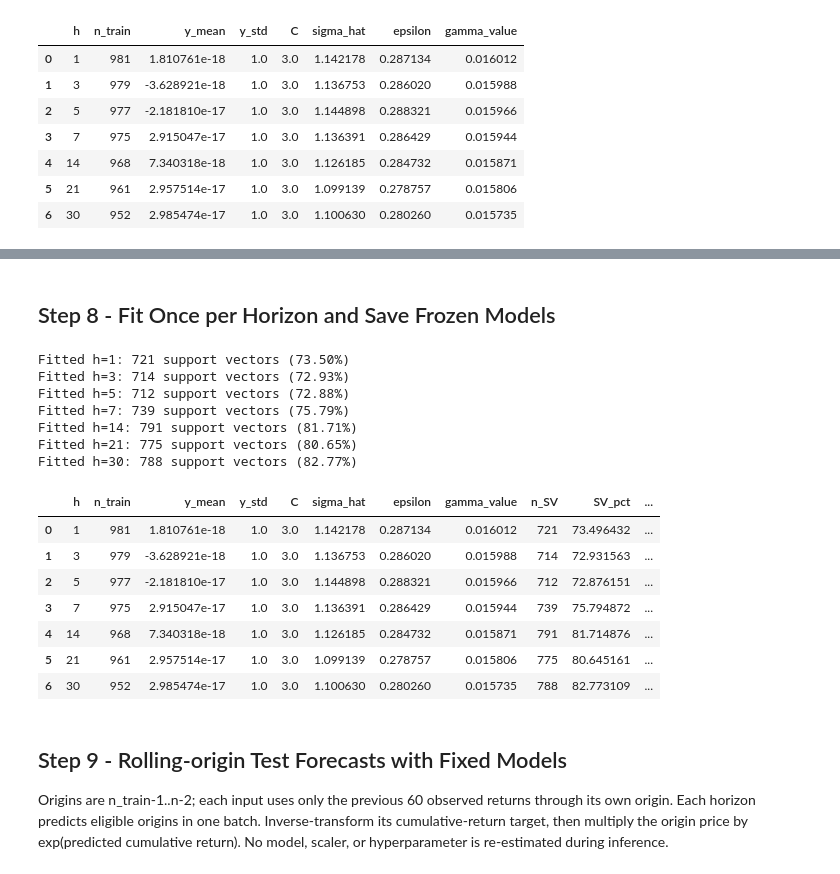
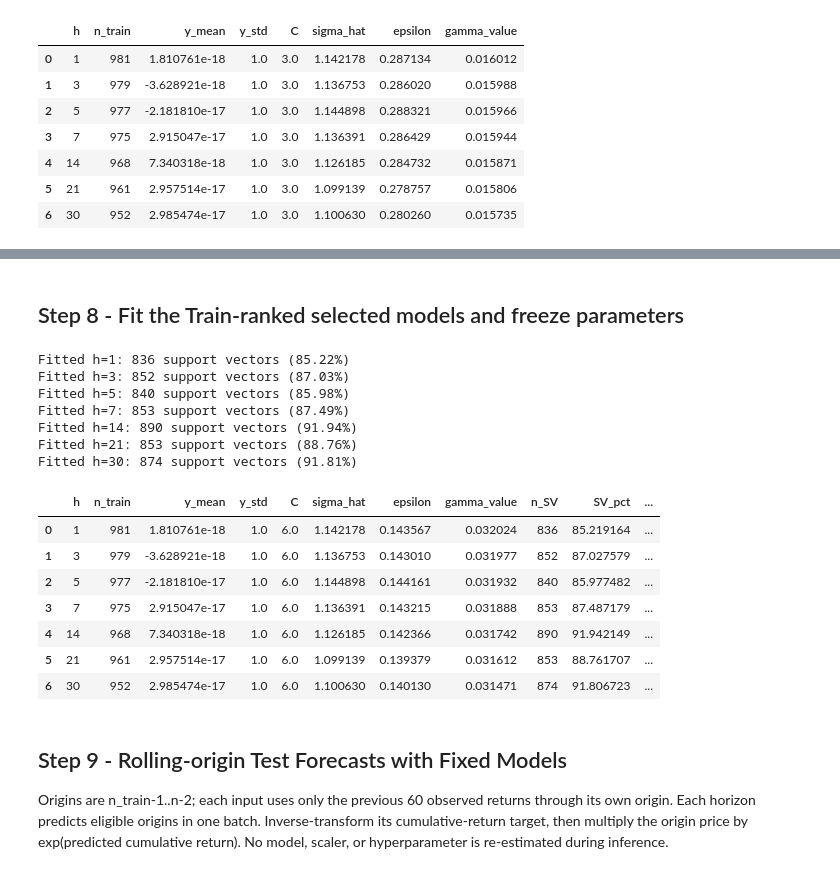
Before and after one commit to KOLLAWAT09/PROJECT_STAT, a Jupyter notebook: S&P_TEST/SVR_SnP.ipynb, the cells around one changed output, grey strips where cells are left out. Drawn from its saved outputs; the diff is of its cells as text; code cells hidden in the pictures.

Commit message:
Add Train-only Top 5 SVR and XGBoost models with rerun results

```diff
--- a/S&P_TEST/SVR_SnP.ipynb
+++ b/S&P_TEST/SVR_SnP.ipynb
@@ -57,6 +59,13 @@ LOOKBACK = 60
 KERNEL = 'rbf'
 GAMMA = 'scale'
 KNN_K = 3
+
+# Fixed candidate design, declared before any Test/future scoring.
+SVR_SEARCH_CONFIG = dict(C_multipliers=[0.5, 1.0, 2.0],
+    epsilon_multipliers=[0.5, 1.0, 2.0], gamma_multipliers=[0.5, 1.0, 2.0],
+    top_n=5, ranking='Train RMSE in original price units',
+    validation=False, cross_validation=False, run_id='svr_train_rmse_top5_v1')
+
 ALPHA = 0.05
 
 assert max(HORIZONS) == MAX_H
@@ -459,48 +641,55 @@ display(hyperparameters)
 # %% [markdown]
-## Step 8 - Fit Once per Horizon and Save Frozen Models
+## Step 8 - Fit the Train-ranked selected models and freeze parameters
 # %%
+# Apply rank-1 Train selections; analytical base values remain in the search archive.
+for h in HORIZONS:
+    chosen = svr_selected_parameters.loc[h]
+    for column, selected_column in [('C','C'), ('epsilon','epsilon'), ('gamma_value','gamma')]:
+        hyperparameters.loc[hyperparameters.h.eq(h), column] = float(chosen[selected_column])
 models,fit_records,frozen_hashes = {},[],{}
 for h in HORIZONS:
     row = hyperparameters.set_index('h').loc[h]
     batch = training[h]
-    model = SVR(kernel=KERNEL,C=float(row['C']),epsilon=float(row['epsilon']),gamma=GAMMA)
+    svr_chosen = svr_selected_parameters.loc[h]
+    C, epsilon, gamma_value = (float(svr_chosen[k]) for k in ['C', 'epsilon', 'gamma'])
+    model = SVR(kernel=KERNEL, C=C, epsilon=epsilon, gamma=gamma_value)
     with warnings.catch_warnings(record=True) as caught:
         warnings.simplefilter('always')
         model.fit(batch['X'],batch['y_scaled'])
     convergence_warning = any(issubclass(w.category,ConvergenceWarning) for w in caught)
     sv_count = int(model.n_support_.sum())
     sv_pct = 100*sv_count/len(batch['X'])
     train_rmse_scaled = float(np.sqrt(np.mean((batch['y_scaled']-model.predict(batch['X']))**2)))
     np.testing.assert_allclose(model._gamma,row['gamma_value'],rtol=1e-12)
     assert model.shape_fit_[0]==len(batch['origins'])
     models[h]=model
     frozen_hashes[h]=joblib.hash((model,scaler_x,scaler_y[h]))
     fit_records.append(dict(h=h,n_SV=sv_count,SV_pct=sv_pct,train_RMSE_scaled=train_rmse_scaled,
         fit_status=int(model.fit_status_),convergence_warning=convergence_warning,
         warnings=' | '.join(str(w.message) for w in caught)))
     print(f'Fitted h={h}: {sv_count} support vectors ({sv_pct:.2f}%)',flush=True)
 fit_audit = pd.DataFrame(fit_records)
 hyperparameters = hyperparameters.merge(fit_audit,on='h',validate='one_to_one')
 save_table(hyperparameters,'svr_hyperparameters.csv')
 display(hyperparameters)
 assert not fit_audit['convergence_warning'].any()
 assert fit_audit['fit_status'].eq(0).all() and fit_audit['SV_pct'].between(0,100).all()
 # %% [output]
-Fitted h=1: 721 support vectors (73.50%)
-Fitted h=3: 714 support vectors (72.93%)
-Fitted h=5: 712 support vectors (72.88%)
-Fitted h=7: 739 support vectors (75.79%)
-Fitted h=14: 791 support vectors (81.71%)
-Fitted h=21: 775 support vectors (80.65%)
-Fitted h=30: 788 support vectors (82.77%)
+Fitted h=1: 836 support vectors (85.22%)
+Fitted h=3: 852 support vectors (87.03%)
+Fitted h=5: 840 support vectors (85.98%)
+Fitted h=7: 853 support vectors (87.49%)
+Fitted h=14: 890 support vectors (91.94%)
+Fitted h=21: 853 support vectors (88.76%)
+Fitted h=30: 874 support vectors (91.81%)
 |  | h | n_train | y_mean | y_std | C | sigma_hat | epsilon | gamma_value | n_SV | SV_pct | ... |
-| 0 | 1 | 981 | 1.810761e-18 | 1.0 | 3.0 | 1.142178 | 0.287134 | 0.016012 | 721 | 73.496432 | ... |
-| 1 | 3 | 979 | -3.628921e-18 | 1.0 | 3.0 | 1.136753 | 0.286020 | 0.015988 | 714 | 72.931563 | ... |
-| 2 | 5 | 977 | -2.181810e-17 | 1.0 | 3.0 | 1.144898 | 0.288321 | 0.015966 | 712 | 72.876151 | ... |
-| 3 | 7 | 975 | 2.915047e-17 | 1.0 | 3.0 | 1.136391 | 0.286429 | 0.015944 | 739 | 75.794872 | ... |
-| 4 | 14 | 968 | 7.340318e-18 | 1.0 | 3.0 | 1.126185 | 0.284732 | 0.015871 | 791 | 81.714876 | ... |
-| 5 | 21 | 961 | 2.957514e-17 | 1.0 | 3.0 | 1.099139 | 0.278757 | 0.015806 | 775 | 80.645161 | ... |
-| 6 | 30 | 952 | 2.985474e-17 | 1.0 | 3.0 | 1.100630 | 0.280260 | 0.015735 | 788 | 82.773109 | ... |
+| 0 | 1 | 981 | 1.810761e-18 | 1.0 | 6.0 | 1.142178 | 0.143567 | 0.032024 | 836 | 85.219164 | ... |
+| 1 | 3 | 979 | -3.628921e-18 | 1.0 | 6.0 | 1.136753 | 0.143010 | 0.031977 | 852 | 87.027579 | ... |
+| 2 | 5 | 977 | -2.181810e-17 | 1.0 | 6.0 | 1.144898 | 0.144161 | 0.031932 | 840 | 85.977482 | ... |
+| 3 | 7 | 975 | 2.915047e-17 | 1.0 | 6.0 | 1.136391 | 0.143215 | 0.031888 | 853 | 87.487179 | ... |
+| 4 | 14 | 968 | 7.340318e-18 | 1.0 | 6.0 | 1.126185 | 0.142366 | 0.031742 | 890 | 91.942149 | ... |
+| 5 | 21 | 961 | 2.957514e-17 | 1.0 | 6.0 | 1.099139 | 0.139379 | 0.031612 | 853 | 88.761707 | ... |
+| 6 | 30 | 952 | 2.985474e-17 | 1.0 | 6.0 | 1.100630 | 0.140130 | 0.031471 | 874 | 91.806723 | ... |
 # %% [markdown]
 ## Step 9 - Rolling-origin Test Forecasts with Fixed Models
 Origins are n_train-1..n-2; each input uses only the previous 60 observed returns through its own origin.
```
Also changed, not shown: parts of 16 cells of this notebook, 10 other files.
